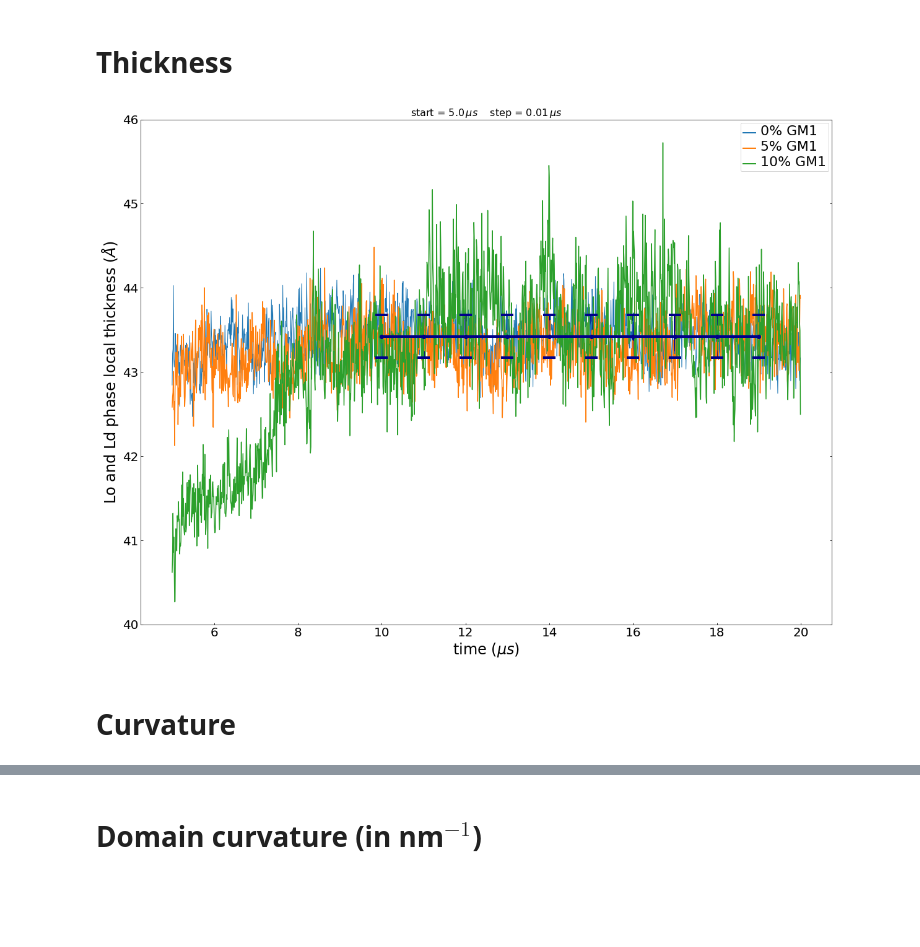
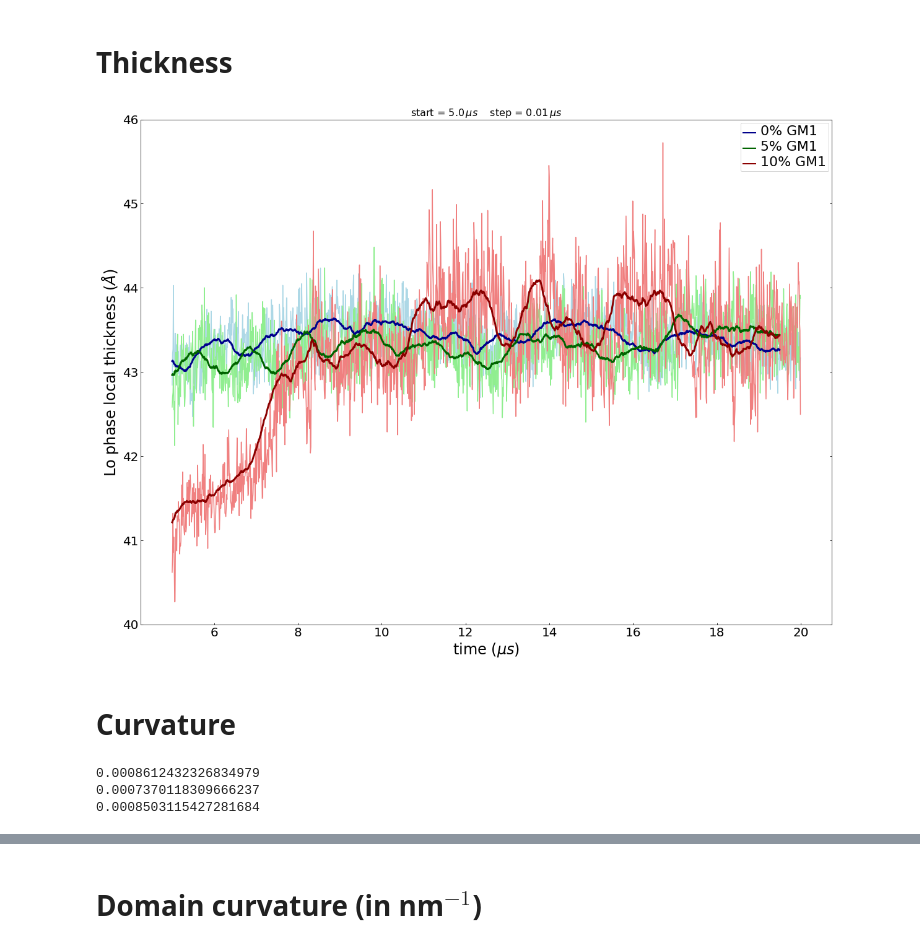
Before and after one commit to JulieCornet/scripts_analysis, a Jupyter notebook: correlations_measurements.ipynb, the cells around one changed output, grey strips where cells are left out. Saved outputs shown, nothing was run; the diff lists cells and outputs as text; code cells hidden in the pictures; blank space fills up the shorter version.

```diff
--- a/correlations_measurements.ipynb
+++ b/correlations_measurements.ipynb
@@ -637,12 +646,40 @@ l0_err = l0_err+np.std(l0[500:])
+# %%
+stack = 50
+
+l0_lis = []
+for i in range(len(l0)-stack):
+    sum_val = 0
+    for j in range(stack):
+        sum_val = sum_val+l0[i+j]
+    l0_lis.append(sum_val/stack)
+
+l5_lis = []
+for i in range(len(l5)-stack):
+    sum_val = 0
+    for j in range(stack):
+        sum_val = sum_val+l5[i+j]
+    l5_lis.append(sum_val/stack)
+
+l10_lis = []
+for i in range(len(l10)-stack):
+    sum_val = 0
+    for j in range(stack):
+        sum_val = sum_val+l10[i+j]
+    l10_lis.append(sum_val/stack)
+# %%
+l0_lis = np.array(l0_lis)
+l5_lis = np.array(l5_lis)
+l10_lis = np.array(l10_lis)
 # %%
 fig, ax = plt.subplots(figsize=(20, 15))
 
-ax.plot(t, l0, label = '0% GM1', linewidth=1)
-ax.plot(t, l5, label = '5% GM1')
-ax.plot(t, l10, label = '10% GM1')
+ax.plot(t, l0, color='lightblue')
+ax.plot(t, l5, color='lightgreen')
+ax.plot(t, l10, color='lightcoral')
 
-ax.plot(t_av, l0_av, 'darkblue', linewidth=4)
-ax.errorbar(t_av, l0_av, yerr=l0_err, linewidth=4, fmt='o', color='darkblue', ecolor='darkblue', capthick=4, capsize=10)
+ax.plot(t[:len(l0)-stack], l0_lis, label = '0% GM1', linewidth=3, color='darkblue')
+ax.plot(t[:len(l5)-stack], l5_lis, label = '5% GM1', linewidth=3, color='darkgreen')
+ax.plot(t[:len(l10)-stack], l10_lis, label = '10% GM1', linewidth=3, color='darkred')
 
 #ax.plot(t,thick_t_Lo, label = 'Lo')
 #ax.plot(t,thick_t_Ld, label = 'Ld')
@@ -650,36 +687,37 @@ ax.errorbar(t_av, l0_av, yerr=l0_err, linewidth=4, fmt='o', color='darkblue', ec
 xmin = 5.0-0.3
 xmax = 200.0
 #ytop = max(max(thick_t_Lo, thick_t_Ld)) + max(max(thick_t_Lo, thick_t_Ld))/10
 #ymin = min(min(thick_t_Lo, thick_t_Ld)) - min(min(thick_t_Lo, thick_t_Ld))/10
 #yprint = max(max(thick_t_Lo, thick_t_Ld)) + max(max(thick_t_Lo, thick_t_Ld))/15
 
 plt.xlabel('time ($\mu s$)',fontsize=24)
-plt.ylabel('Lo and Ld phase local thickness ($\AA$)',fontsize=24)
+plt.ylabel('Lo phase local thickness ($\AA$)',fontsize=24)
+#plt.ylabel('Lo and Ld phase local thickness ($\AA$)',fontsize=24)
 
 
 legend = ax.legend(loc='upper right', bbox_to_anchor=(1, 1))
 # The frame is matplotlib.patches.Rectangle instance surrounding the legend.
 frame = legend.get_frame()
 #frame.set_facecolor('0.90')
 # Set the fontsize
 for label in legend.get_texts():
     label.set_fontsize(22)
 for label in legend.get_lines():
     label.set_linewidth(2)  # the legend line width
 
 
 ax.set_title('start = %.1lf$\, \mu s$\t step = %.2lf$\, \mu s$' % (t_start_r, tmes_r), fontsize=16)
 ax.tick_params(labelsize=20)
 ax.xaxis.set_tick_params(direction="in", which="both")
 ax.yaxis.set_tick_params(direction="in", right=True, which="both")
 
 #plt.xlim(xmin,xmax)
 #plt.ylim(ymin,ytop)
 #plt.grid(True)
 
-plt.savefig(pathd+'thickness_time'+name+'_err.pdf', format='pdf',bbox_inches='tight')
+plt.savefig(pathd+'thickness_time_Lo'+name+'.pdf', format='pdf',bbox_inches='tight')
 # %% [output]
-[figure, old version]
+[figure, new version]
 # %% [markdown]
 # Curvature
 # %%
@@ -690,20 +728,26 @@ l10 = np.load(path_res10+'C_t_Lo'+name10+'.npy')
 t_av = np.arange(10000,nb_frames_simu+1,tmes*100)/ (nb_frames_simu/time_simu)
 
 l0_av = np.zeros(11)
-l0_err = np.zeros(11)
 l5_av = np.zeros(11)
-l5_err = np.zeros(11)
 l10_av = np.zeros(11)
-l10_err = np.zeros(11)
+
 
 l0_av = l0_av+np.mean(l0[500:])
-l0_err = l0_err+np.std(l0[500:])
+l0_err = np.std(l0[500:])
 
 l5_av = l5_av+np.mean(l5[500:])
-l5_err = l5_err+np.std(l5[500:])
+l5_err = np.std(l5[500:])
 
 l10_av = l10_av+np.mean(l10[500:])
-l10_err = l10_err+np.std(l10[500:])
+l10_err = np.std(l10[500:])
+
+print(l0_err)
+print(l5_err)
+print(l10_err)
+# %% [output]
+0.0008612432326834979
+0.0007370118309666237
+0.0008503115427281684
 # %%
 fig, ax = plt.subplots(figsize=(20, 15))
 
```
Also changed, not shown: parts of 13 cells of this notebook, 3 other files.
